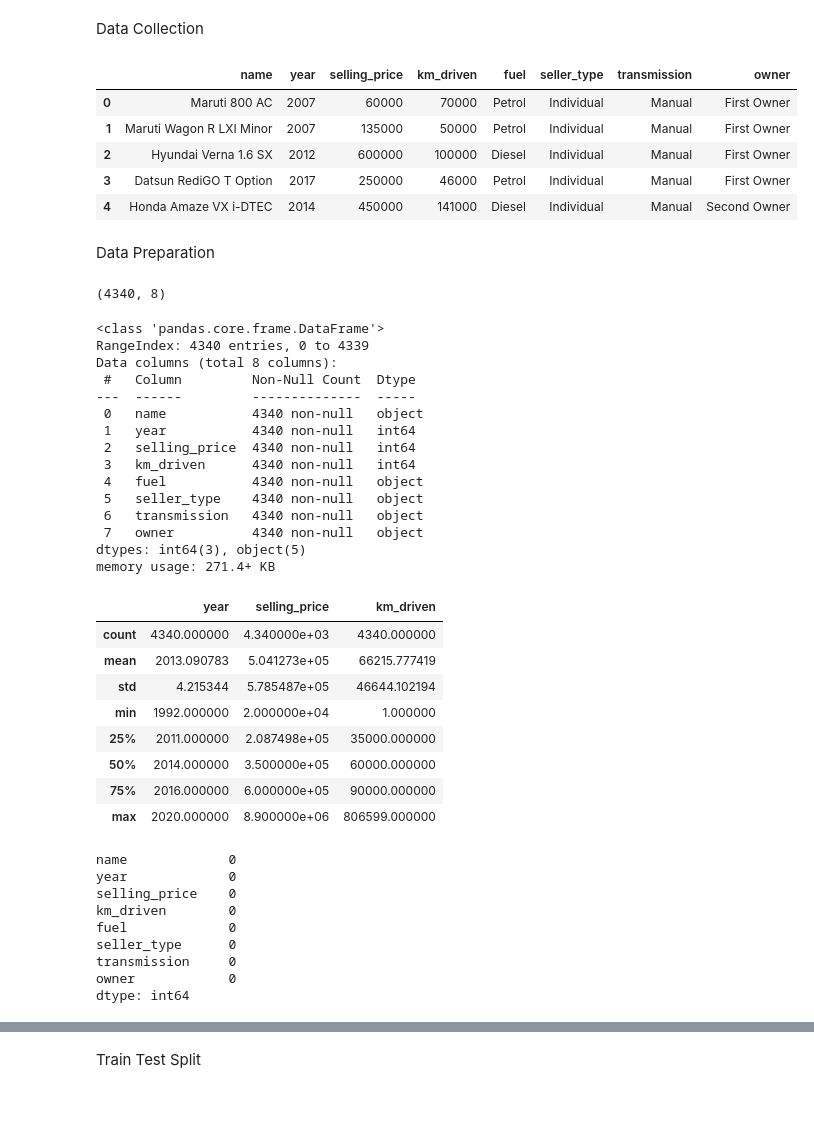
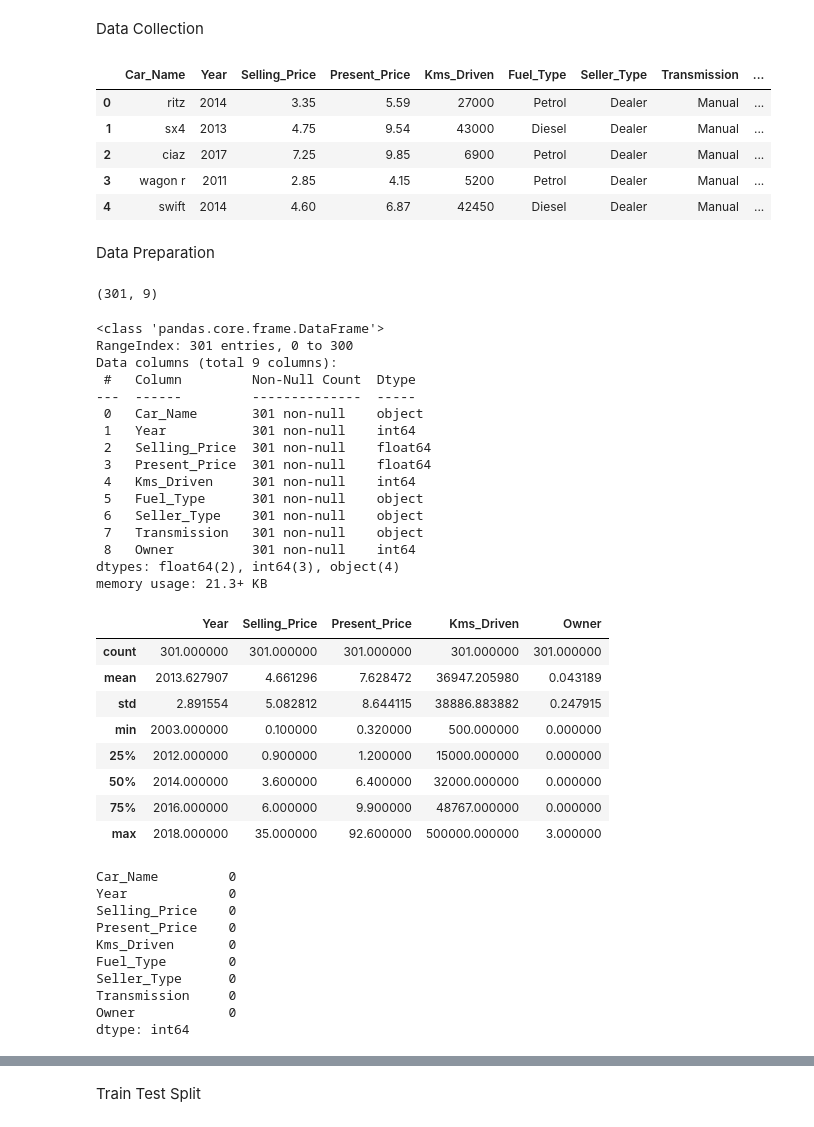
Before and after one commit to Kishan-hyalij/CarPrice_Prediction, a Jupyter notebook: jupyter-CP.ipynb, the cells around one changed output, grey strips where cells are left out. Cells and saved outputs as stored; diff of their text form; code cells hidden in the pictures.

```diff
--- a/jupyter-CP.ipynb
+++ b/jupyter-CP.ipynb
@@ -19,62 +20,64 @@ warnings.filterwarnings("ignore")
 # %% [markdown]
 Data Collection
 # %%
-Cars_Data=pd.read_csv("Cars_Dataset.csv")
+Cars_Data=pd.read_csv('car_data.csv')
 Cars_Data.head()
 # %% [output]
-|  | name | year | selling_price | km_driven | fuel | seller_type | transmission | owner |
-| 0 | Maruti 800 AC | 2007 | 60000 | 70000 | Petrol | Individual | Manual | First Owner |
-| 1 | Maruti Wagon R LXI Minor | 2007 | 135000 | 50000 | Petrol | Individual | Manual | First Owner |
-| 2 | Hyundai Verna 1.6 SX | 2012 | 600000 | 100000 | Diesel | Individual | Manual | First Owner |
-| 3 | Datsun RediGO T Option | 2017 | 250000 | 46000 | Petrol | Individual | Manual | First Owner |
-| 4 | Honda Amaze VX i-DTEC | 2014 | 450000 | 141000 | Diesel | Individual | Manual | Second Owner |
+|  | Car_Name | Year | Selling_Price | Present_Price | Kms_Driven | Fuel_Type | Seller_Type | Transmission | ... |
+| 0 | ritz | 2014 | 3.35 | 5.59 | 27000 | Petrol | Dealer | Manual | ... |
+| 1 | sx4 | 2013 | 4.75 | 9.54 | 43000 | Diesel | Dealer | Manual | ... |
+| 2 | ciaz | 2017 | 7.25 | 9.85 | 6900 | Petrol | Dealer | Manual | ... |
+| 3 | wagon r | 2011 | 2.85 | 4.15 | 5200 | Petrol | Dealer | Manual | ... |
+| 4 | swift | 2014 | 4.60 | 6.87 | 42450 | Diesel | Dealer | Manual | ... |
 # %% [markdown]
 Data Preparation
 # %%
 Cars_Data.shape
 # %% [output]
-(4340, 8)
+(301, 9)
 # %%
 Cars_Data.info()
 # %% [output]
 <class 'pandas.core.frame.DataFrame'>
-RangeIndex: 4340 entries, 0 to 4339
-Data columns (total 8 columns):
+RangeIndex: 301 entries, 0 to 300
+Data columns (total 9 columns):
  #   Column         Non-Null Count  Dtype
 ---  ------         --------------  -----
- 0   name           4340 non-null   object
- 1   year           4340 non-null   int64
- 2   selling_price  4340 non-null   int64
- 3   km_driven      4340 non-null   int64
- 4   fuel           4340 non-null   object
- 5   seller_type    4340 non-null   object
- 6   transmission   4340 non-null   object
- 7   owner          4340 non-null   object
-dtypes: int64(3), object(5)
-memory usage: 271.4+ KB
+ 0   Car_Name       301 non-null    object
+ 1   Year           301 non-null    int64
+ 2   Selling_Price  301 non-null    float64
+ 3   Present_Price  301 non-null    float64
+ 4   Kms_Driven     301 non-null    int64
+ 5   Fuel_Type      301 non-null    object
+ 6   Seller_Type    301 non-null    object
+ 7   Transmission   301 non-null    object
+ 8   Owner          301 non-null    int64
+dtypes: float64(2), int64(3), object(4)
+memory usage: 21.3+ KB
 # %%
 Cars_Data.describe()
 # %% [output]
-|  | year | selling_price | km_driven |
-| count | 4340.000000 | 4.340000e+03 | 4340.000000 |
-| mean | 2013.090783 | 5.041273e+05 | 66215.777419 |
-| std | 4.215344 | 5.785487e+05 | 46644.102194 |
-| min | 1992.000000 | 2.000000e+04 | 1.000000 |
-| 25% | 2011.000000 | 2.087498e+05 | 35000.000000 |
-| 50% | 2014.000000 | 3.500000e+05 | 60000.000000 |
-| 75% | 2016.000000 | 6.000000e+05 | 90000.000000 |
-| max | 2020.000000 | 8.900000e+06 | 806599.000000 |
+|  | Year | Selling_Price | Present_Price | Kms_Driven | Owner |
+| count | 301.000000 | 301.000000 | 301.000000 | 301.000000 | 301.000000 |
+| mean | 2013.627907 | 4.661296 | 7.628472 | 36947.205980 | 0.043189 |
+| std | 2.891554 | 5.082812 | 8.644115 | 38886.883882 | 0.247915 |
+| min | 2003.000000 | 0.100000 | 0.320000 | 500.000000 | 0.000000 |
+| 25% | 2012.000000 | 0.900000 | 1.200000 | 15000.000000 | 0.000000 |
+| 50% | 2014.000000 | 3.600000 | 6.400000 | 32000.000000 | 0.000000 |
+| 75% | 2016.000000 | 6.000000 | 9.900000 | 48767.000000 | 0.000000 |
+| max | 2018.000000 | 35.000000 | 92.600000 | 500000.000000 | 3.000000 |
 # %%
 Cars_Data.isnull().sum()
 # %% [output]
-name             0
-year             0
-selling_price    0
-km_driven        0
-fuel             0
-seller_type      0
-transmission     0
-owner            0
+Car_Name         0
+Year             0
+Selling_Price    0
+Present_Price    0
+Kms_Driven       0
+Fuel_Type        0
+Seller_Type      0
+Transmission     0
+Owner            0
 dtype: int64
 # %%
 Cars_Data.head()
```
Also changed, not shown: parts of 18 cells of this notebook, 1 other file.
